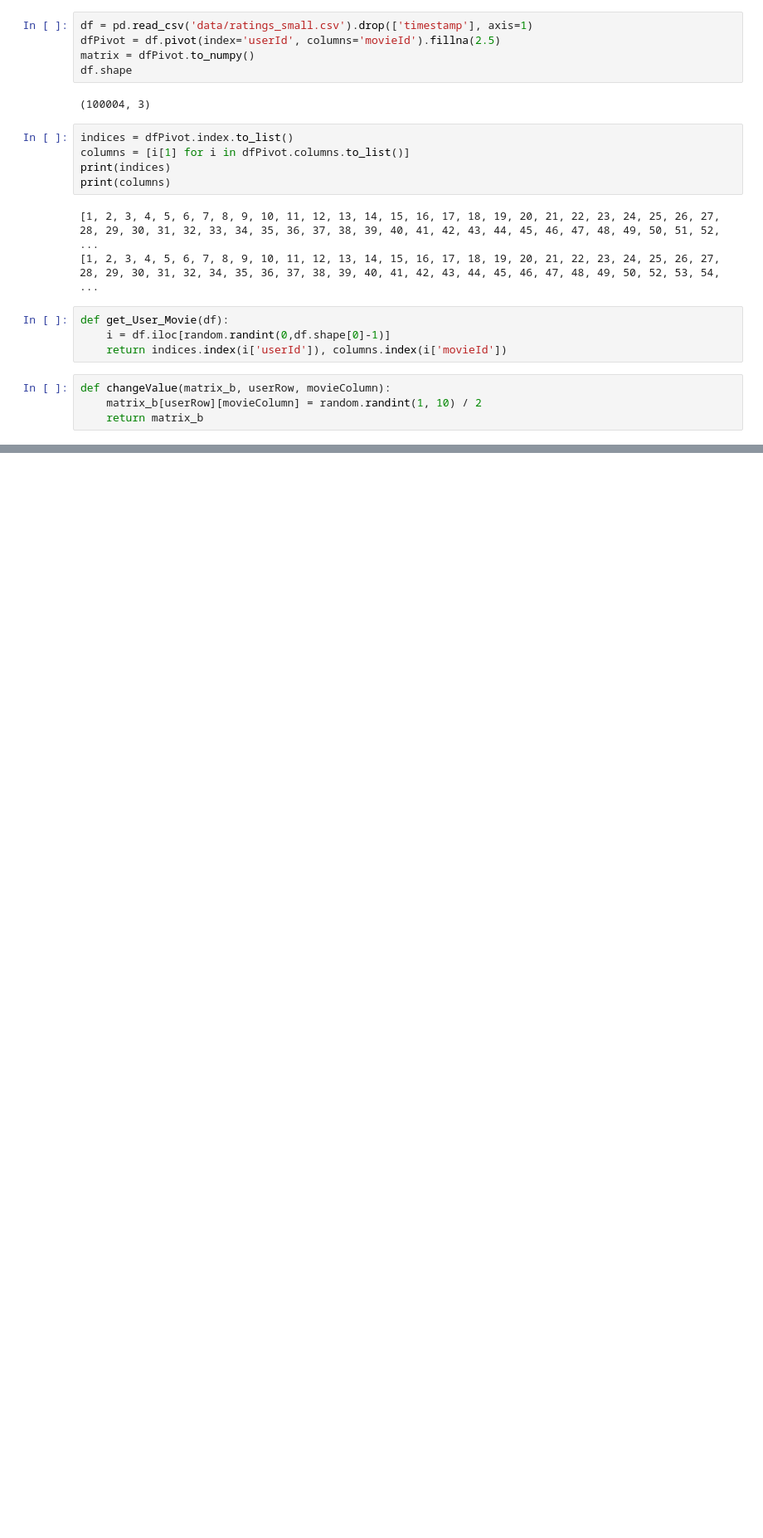
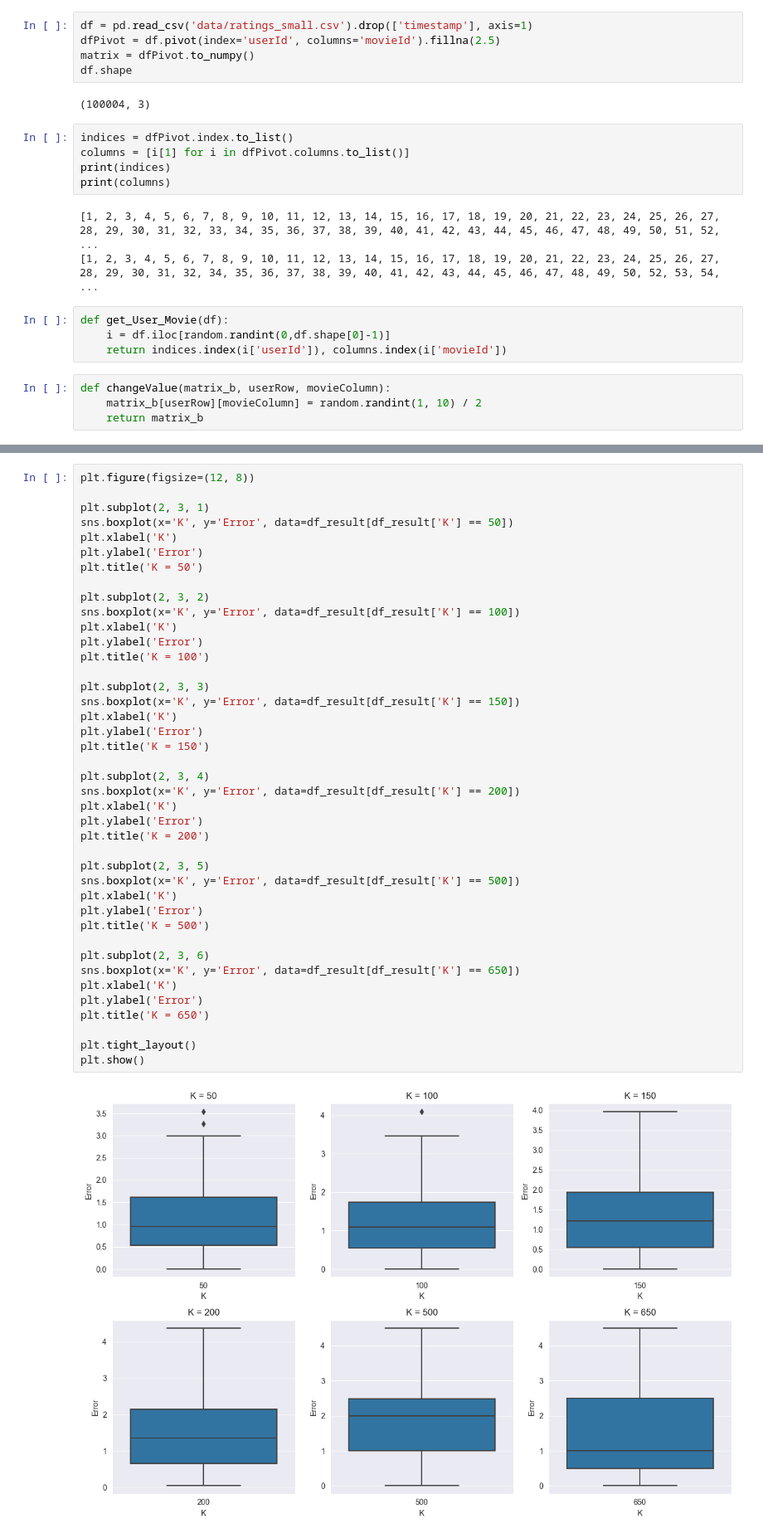
Before and after one commit to LuccaHiratsuca/Netflix-Challenge, a Jupyter notebook: main.ipynb, the cells around one changed output, grey strips where cells are left out. Shown at 83% size. Cells and saved outputs as stored; diff of their text form; blank space fills up the shorter version.

```diff
--- a/main.ipynb
+++ b/main.ipynb
@@ -83,0 +118,43 @@ normal_curve = (1/(std * np.sqrt(2 * np.pi)) * np.exp( - (x - average)**2 / (2 *
+# %%
+plt.figure(figsize=(12, 8))
+
+plt.subplot(2, 3, 1)
+sns.boxplot(x='K', y='Error', data=df_result[df_result['K'] == 50])
+plt.xlabel('K')
+plt.ylabel('Error')
+plt.title('K = 50')
+
+plt.subplot(2, 3, 2)
+sns.boxplot(x='K', y='Error', data=df_result[df_result['K'] == 100])
+plt.xlabel('K')
+plt.ylabel('Error')
+plt.title('K = 100')
+
+plt.subplot(2, 3, 3)
+sns.boxplot(x='K', y='Error', data=df_result[df_result['K'] == 150])
+plt.xlabel('K')
+plt.ylabel('Error')
+plt.title('K = 150')
+
+plt.subplot(2, 3, 4)
+sns.boxplot(x='K', y='Error', data=df_result[df_result['K'] == 200])
+plt.xlabel('K')
+plt.ylabel('Error')
+plt.title('K = 200')
+
+plt.subplot(2, 3, 5)
+sns.boxplot(x='K', y='Error', data=df_result[df_result['K'] == 500])
+plt.xlabel('K')
+plt.ylabel('Error')
+plt.title('K = 500')
+
+plt.subplot(2, 3, 6)
+sns.boxplot(x='K', y='Error', data=df_result[df_result['K'] == 650])
+plt.xlabel('K')
+plt.ylabel('Error')
+plt.title('K = 650')
+
+plt.tight_layout()
+plt.show()
+# %% [output]
+[figure, added]
```
Also changed, not shown: parts of 18 cells of this notebook, 2 other files.
